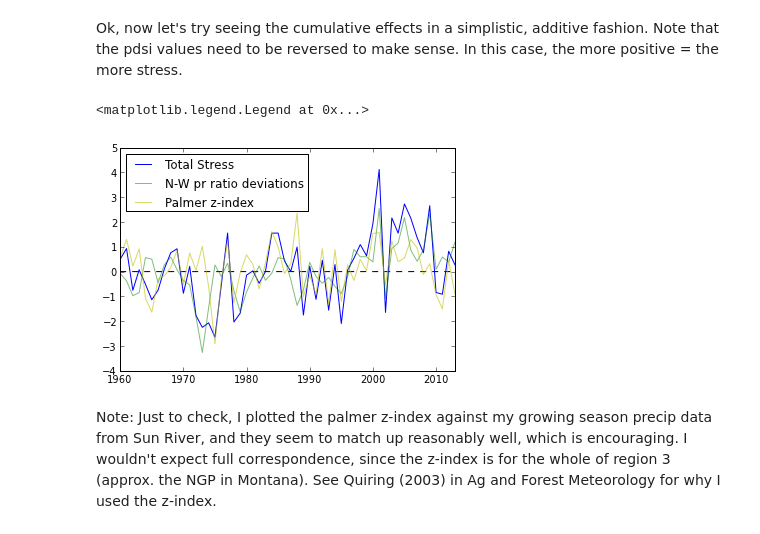
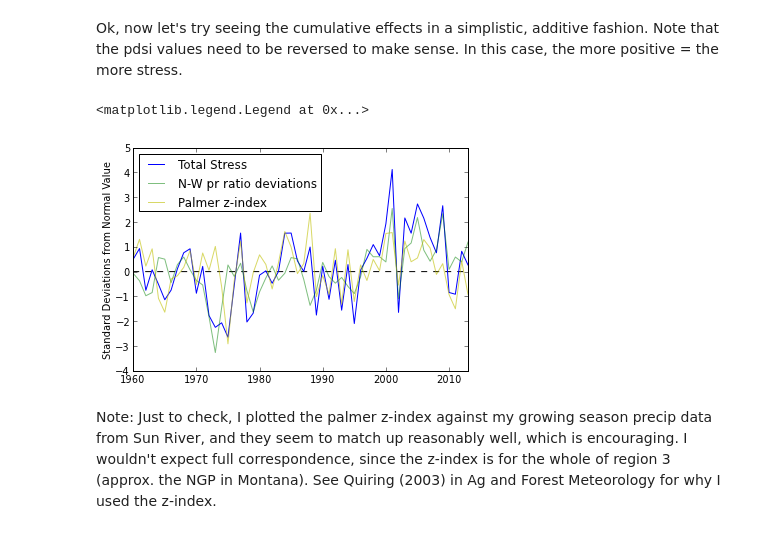
Before and after one commit to plawrence/farmStressAnalysis, a Jupyter notebook: stressAnalysis.ipynb, the cells around one changed output. Saved outputs shown, nothing was run; the diff lists cells and outputs as text; code cells hidden in the pictures.

```diff
--- a/stressAnalysis.ipynb
+++ b/stressAnalysis.ipynb
@@ -88,13 +88,14 @@ totalstress = pd.Series(totalstress,index=arange(1960,2014))
 # %%
 plot(totalstress.index,totalstress,label="Total Stress")
 plot(nPrices.index,nwpriceratio['dev'],'-g',alpha=.5,label="N-W pr ratio deviations")
 plot(pzi['Year'][65:],-pzi['dev'][65:],'-y',alpha=.6,label="Palmer z-index")
 xlim(1960,2013)
 hlines(0,1960,2020,linestyles='dashed')
+ylabel("Standard Deviations from Normal Value")
 legend(loc='upper left')
 # %% [output]
 <matplotlib.legend.Legend at 0x...>
-[figure, old version]
+[figure, new version]
 # %% [markdown]
 Note:  Just to check, I plotted the palmer z-index against my growing season precip data from Sun River, and they seem to match up reasonably well, which is encouraging.  I wouldn't expect full correspondence, since the z-index is for the whole of region 3 (approx. the NGP in Montana).  See Quiring (2003) in Ag and Forest Meteorology for why I used the z-index.
 # %% [markdown]
```
Also changed, not shown: parts of 24 cells of this notebook, 1 other file.
